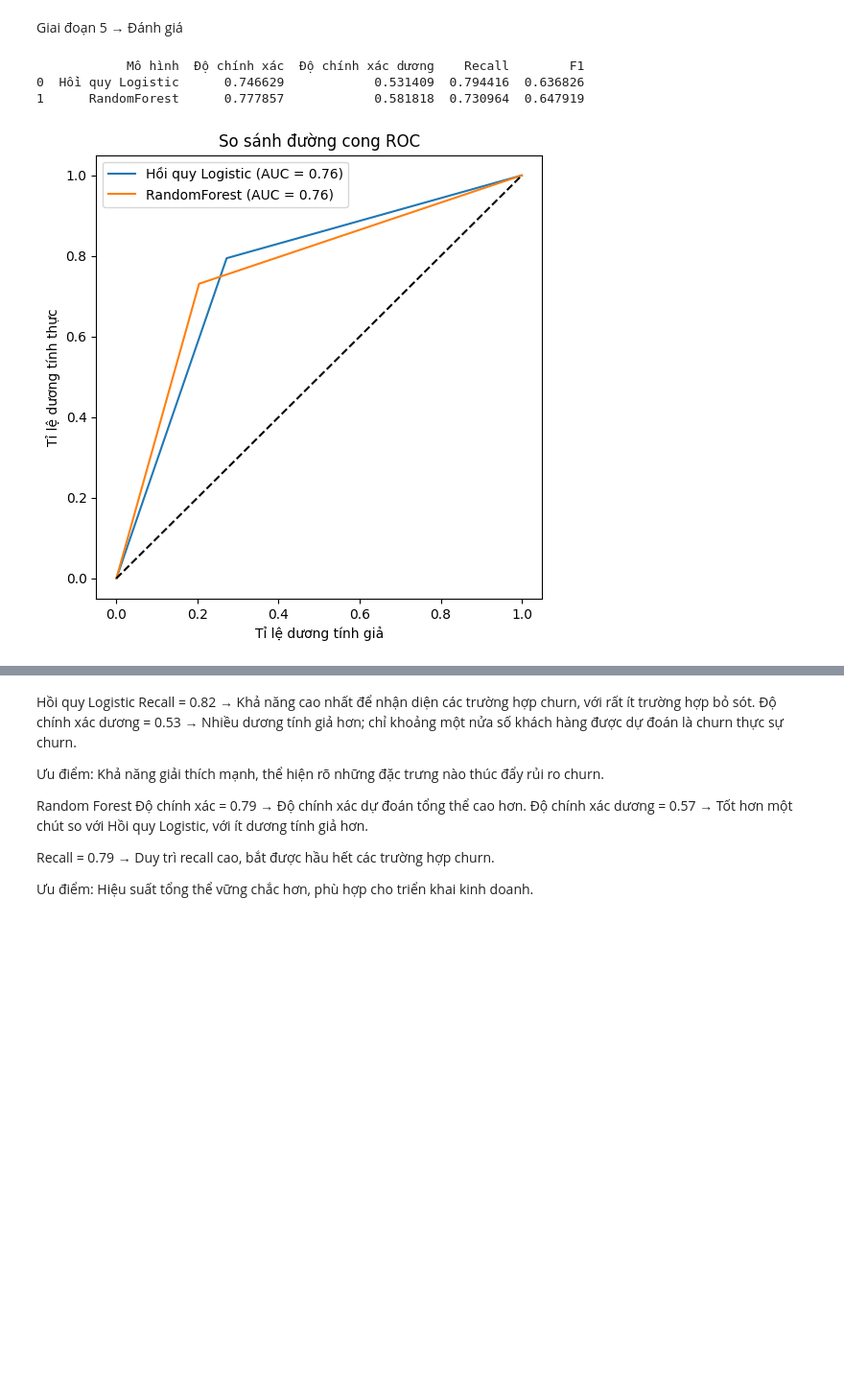
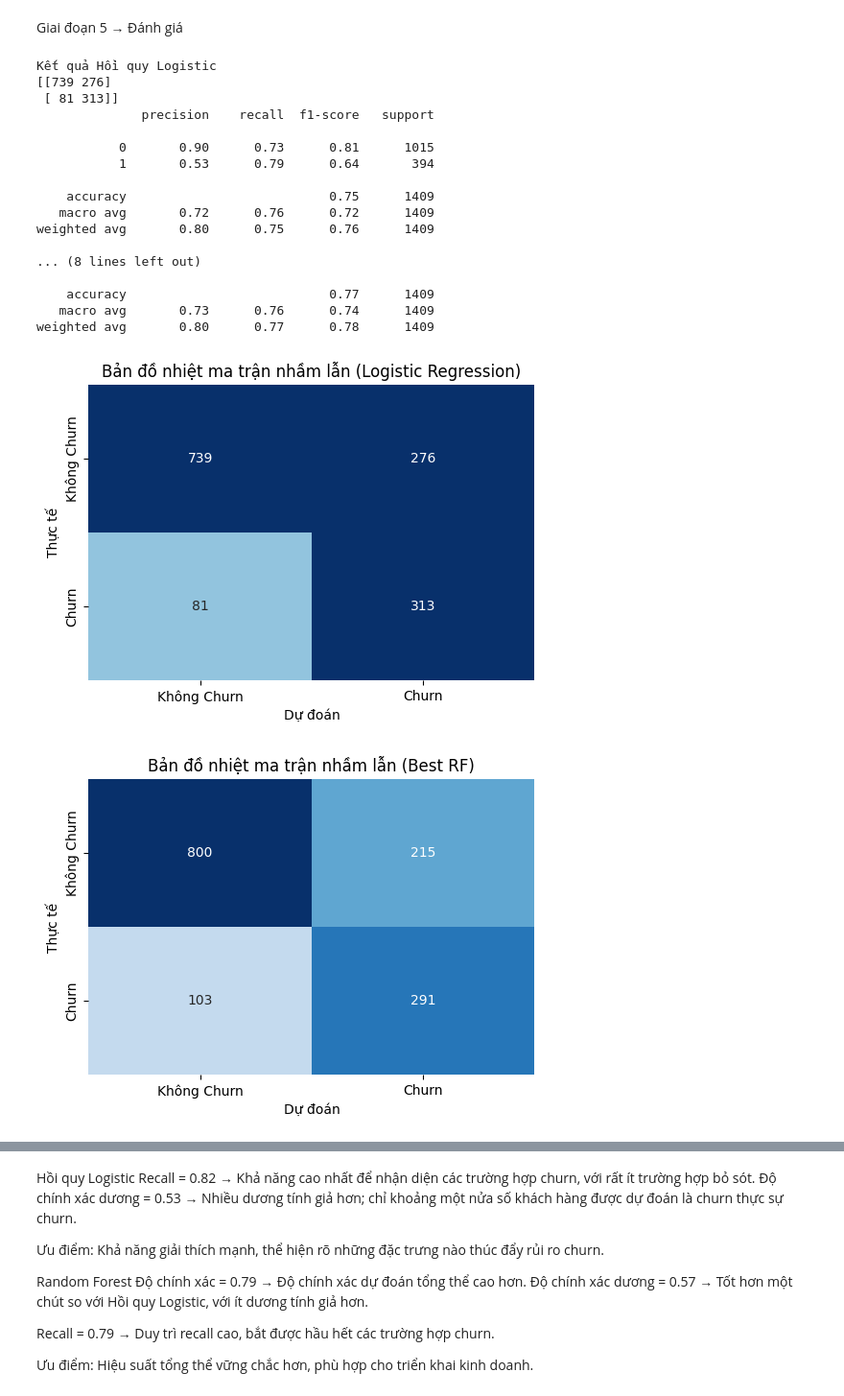
Before and after one commit to xuandieu09-mn/Customer-churn-classification, a Jupyter notebook: notebooks/crisp-dm-methodology-for-a-customer-churn.ipynb, the cells around one changed output, grey strips where cells are left out. Shown: that part at 96% size. Saved outputs shown, nothing was run; the diff lists cells and outputs as text; code cells hidden in the pictures; blank space fills up the shorter version.

Commit message:
fix unbalance dataset by add balance parameter

```diff
--- a/notebooks/crisp-dm-methodology-for-a-customer-churn.ipynb
+++ b/notebooks/crisp-dm-methodology-for-a-customer-churn.ipynb
@@ -206,8 +208,9 @@ Index(['customerID', 'gender', 'SeniorCitizen', 'Partner', 'Dependents',
 # %%
 import pandas as pd
 
-df['TotalCharges'] = df['TotalCharges'].fillna(df['MonthlyCharges'] * df['tenure'])
+# Chỉ xử lý target và loại bỏ customerID
 df['target'] = df['Churn'].map({'Yes': 1, 'No': 0})
+df = df.drop('customerID', axis=1, errors='ignore')
 
 # Xác nhận cấu trúc
 print("Số dòng và cột: ")
@@ -517,7 +402,7 @@ from sklearn.ensemble import RandomForestClassifier
 from sklearn.metrics import classification_report, confusion_matrix
 
 # Hồi quy Logistic
-log_reg = LogisticRegression(class_weight='balanced', max_iter=10000)
+log_reg = LogisticRegression(class_weight= "balanced",max_iter=1000)
 log_reg.fit(X_train, y_train)
 
 # RandomForest (tham số đã điều chỉnh tốt nhất)
@@ -534,12 +419,3 @@ rf_model.fit(X_train, y_train)
 # Dự đoán
 y_pred_log = log_reg.predict(X_test)
 y_pred_rf = rf_model.predict(X_test)
-
-# Đánh giá
-print("Kết quả Hồi quy Logistic")
-print(confusion_matrix(y_test, y_pred_log))
-print(classification_report(y_test, y_pred_log))
-
-print("\nKết quả RandomForest")
-print(confusion_matrix(y_test, y_pred_rf))
-print(classification_report(y_test, y_pred_rf))
@@ -567,39 +425,94 @@ Giai đoạn 5 → Đánh giá
 from sklearn.metrics import accuracy_score, precision_score, recall_score, f1_score, roc_curve, auc
 import matplotlib.pyplot as plt
 
+
+
 # Dự đoán Hồi quy Logistic
 y_pred_log = log_reg.predict(X_test)
 
+# Đánh giá logistic regression
+print("Kết quả Hồi quy Logistic")
+print(confusion_matrix(y_test, y_pred_log))
+print(classification_report(y_test, y_pred_log))
+
+
+# Bản đồ nhiệt ma trận nhầm lẫn
+cmlr = confusion_matrix(y_test, y_pred_log)
+
+plt.figure(figsize=(6,4))
+sns.heatmap(cmlr, annot=True, fmt='d', cmap='Blues', cbar=False,
+            xticklabels=['Không Churn', 'Churn'],
+            yticklabels=['Không Churn', 'Churn'],
+            vmin=0, vmax=200)   # Đặt vmax thành giá trị nhỏ hơn, ví dụ 200
+plt.xlabel('Dự đoán')
+plt.ylabel('Thực tế')
+plt.title('Bản đồ nhiệt ma trận nhầm lẫn (Logistic Regression)')
+
+
+# Đánh giá random forest
 # Dự đoán RandomForest
-y_pred_rf = best_rf.predict(X_test)
+y_pred_rf = rf_model.predict(X_test)
+
+print("\nKết quả RandomForest")
+print(confusion_matrix(y_test, y_pred_rf))
+print(classification_report(y_test, y_pred_rf))
+# Ma trận nhầm lẫn
+cmrf = confusion_matrix(y_test, y_pred_rf)
+
+# Vẽ bản đồ nhiệt
+plt.figure(figsize=(6,4))
+sns.heatmap(cmrf, annot=True, fmt='d', cmap='Blues', cbar=False,
+            xticklabels=['Không Churn', 'Churn'],
+            yticklabels=['Không Churn', 'Churn'],
+            vmin=0, vmax=cmrf.max()/2)   # Giới hạn phạm vi màu
+plt.xlabel('Dự đoán')
+plt.ylabel('Thực tế')
+plt.title('Bản đồ nhiệt ma trận nhầm lẫn (Best RF)')
+plt.show()
+
 
 # Bảng so sánh
 results = pd.DataFrame({
     "Mô hình": ["Hồi quy Logistic", "RandomForest"],
     "Độ chính xác": [accuracy_score(y_test, y_pred_log), accuracy_score(y_test, y_pred_rf)],
     "Độ chính xác dương": [precision_score(y_test, y_pred_log), precision_score(y_test, y_pred_rf)],
     "Recall": [recall_score(y_test, y_pred_log), recall_score(y_test, y_pred_rf)],
     "F1": [f1_score(y_test, y_pred_log), f1_score(y_test, y_pred_rf)]
 })
 print(results)
 
 # Đường cong ROC
 # ROC (Receiver Operating Characteristic)
 # là một đường cong cho thấy khả năng phân biệt
 # giữa 2 lớp của mô hình (ở đây là churn vs không churn),
 # khi bạn thay đổi ngưỡng dự đoán (threshold).
 plt.figure(figsize=(6,6))
 for model, y_pred in [("Hồi quy Logistic", y_pred_log), ("RandomForest", y_pred_rf)]:
     fpr, tpr, _ = roc_curve(y_test, y_pred)
     plt.plot(fpr, tpr, label=f"{model} (AUC = {auc(fpr,tpr):.2f})")
 plt.plot([0,1],[0,1],'k--')
 plt.xlabel("Tỉ lệ dương tính giả")
 plt.ylabel("Tỉ lệ dương tính thực")
 plt.title("So sánh đường cong ROC")
 plt.legend()
 plt.show()
 # %% [output]
-            Mô hình  Độ chính xác  Độ chính xác dương    Recall        F1
-0  Hồi quy Logistic      0.746629            0.531409  0.794416  0.636826
-1      RandomForest      0.777857            0.581818  0.730964  0.647919
+Kết quả Hồi quy Logistic
+[[739 276]
+ [ 81 313]]
+              precision    recall  f1-score   support
+
+           0       0.90      0.73      0.81      1015
+           1       0.53      0.79      0.64       394
+
+    accuracy                           0.75      1409
+   macro avg       0.72      0.76      0.72      1409
+weighted avg       0.80      0.75      0.76      1409
+
+... (8 lines left out)
+
+    accuracy                           0.77      1409
+   macro avg       0.73      0.76      0.74      1409
+weighted avg       0.80      0.77      0.78      1409
-[figure, old version]
+[figure, new version]
+[figure, added]
```
Also changed, not shown: parts of 21 cells of this notebook, 4 other files.
